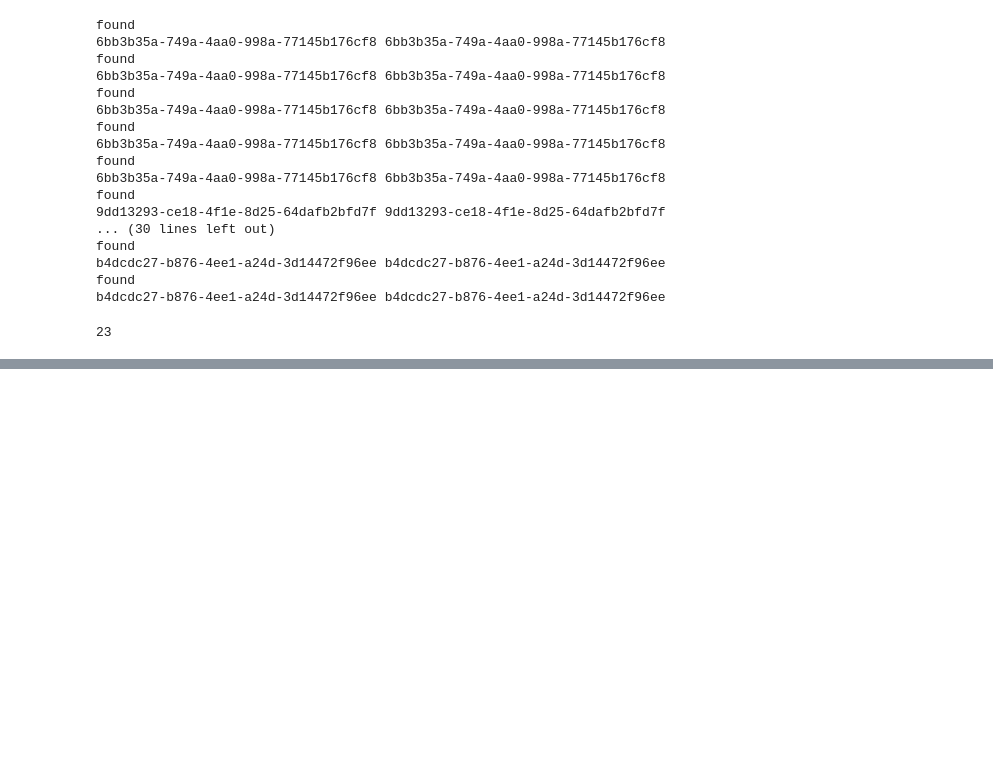
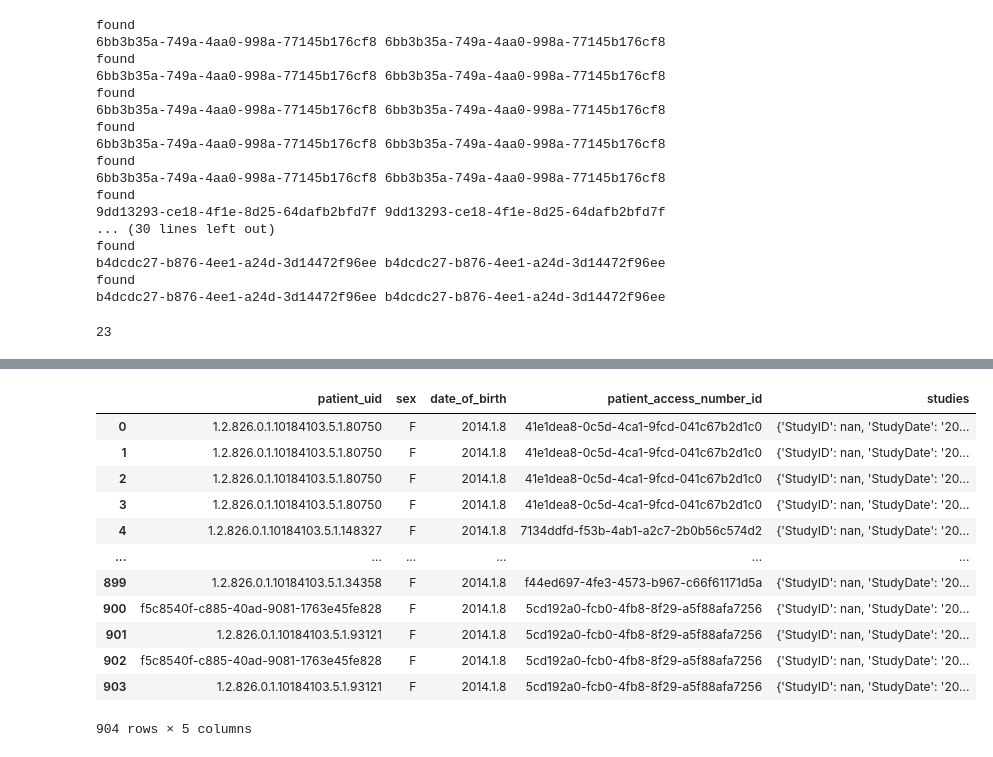
Before and after one commit to MaxKumundzhiev/Practices-for-Engineers, a Jupyter notebook: CompaniesPractices/Company10/Untitled.ipynb, the cells around one changed output, grey strips where cells are left out. Cells and saved outputs as stored; diff of their text form; code cells hidden in the pictures; blank space fills up the shorter version.

```diff
--- a/CompaniesPractices/Company10/Untitled.ipynb
+++ b/CompaniesPractices/Company10/Untitled.ipynb
@@ -827,0 +964,21 @@ pac_patients_ids
+# %%
+# PAC
+# REPAIR: we change "date_of_birth" in PAC on values from RIS
+
+#df.drop_duplicates(subset='patient_access_number_id', ignore_index=True)
+
+df
+# %% [output]
+|  | patient_uid | sex | date_of_birth | patient_access_number_id | studies |
+| 0 | 1.2.826.0.1.10184103.5.1.80750 | F | 2014.1.8 | 41e1dea8-0c5d-4ca1-9fcd-041c67b2d1c0 | {'StudyID': nan, 'StudyDate': '20... |
+| 1 | 1.2.826.0.1.10184103.5.1.80750 | F | 2014.1.8 | 41e1dea8-0c5d-4ca1-9fcd-041c67b2d1c0 | {'StudyID': nan, 'StudyDate': '20... |
+| 2 | 1.2.826.0.1.10184103.5.1.80750 | F | 2014.1.8 | 41e1dea8-0c5d-4ca1-9fcd-041c67b2d1c0 | {'StudyID': nan, 'StudyDate': '20... |
+| 3 | 1.2.826.0.1.10184103.5.1.80750 | F | 2014.1.8 | 41e1dea8-0c5d-4ca1-9fcd-041c67b2d1c0 | {'StudyID': nan, 'StudyDate': '20... |
+| 4 | 1.2.826.0.1.10184103.5.1.148327 | F | 2014.1.8 | 7134ddfd-f53b-4ab1-a2c7-2b0b56c574d2 | {'StudyID': nan, 'StudyDate': '20... |
+| ... | ... | ... | ... | ... | ... |
+| 899 | 1.2.826.0.1.10184103.5.1.34358 | F | 2014.1.8 | f44ed697-4fe3-4573-b967-c66f61171d5a | {'StudyID': nan, 'StudyDate': '20... |
+| 900 | f5c8540f-c885-40ad-9081-1763e45fe828 | F | 2014.1.8 | 5cd192a0-fcb0-4fb8-8f29-a5f88afa7256 | {'StudyID': nan, 'StudyDate': '20... |
+| 901 | 1.2.826.0.1.10184103.5.1.93121 | F | 2014.1.8 | 5cd192a0-fcb0-4fb8-8f29-a5f88afa7256 | {'StudyID': nan, 'StudyDate': '20... |
+| 902 | f5c8540f-c885-40ad-9081-1763e45fe828 | F | 2014.1.8 | 5cd192a0-fcb0-4fb8-8f29-a5f88afa7256 | {'StudyID': nan, 'StudyDate': '20... |
+| 903 | 1.2.826.0.1.10184103.5.1.93121 | F | 2014.1.8 | 5cd192a0-fcb0-4fb8-8f29-a5f88afa7256 | {'StudyID': nan, 'StudyDate': '20... |
+904 rows × 5 columns
```
Also changed, not shown: parts of 13 cells of this notebook, 4 other files.
